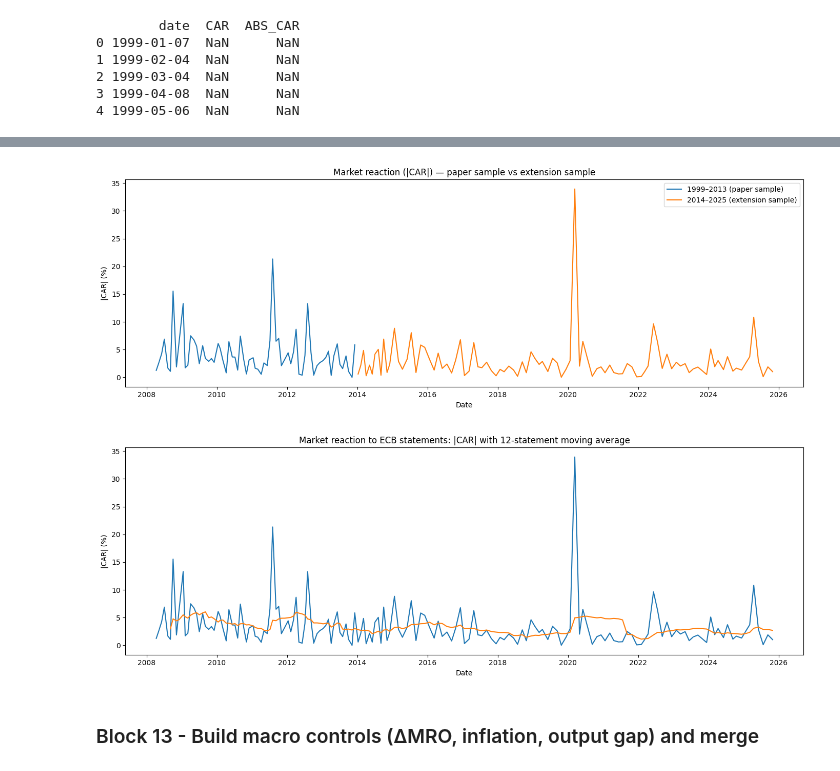
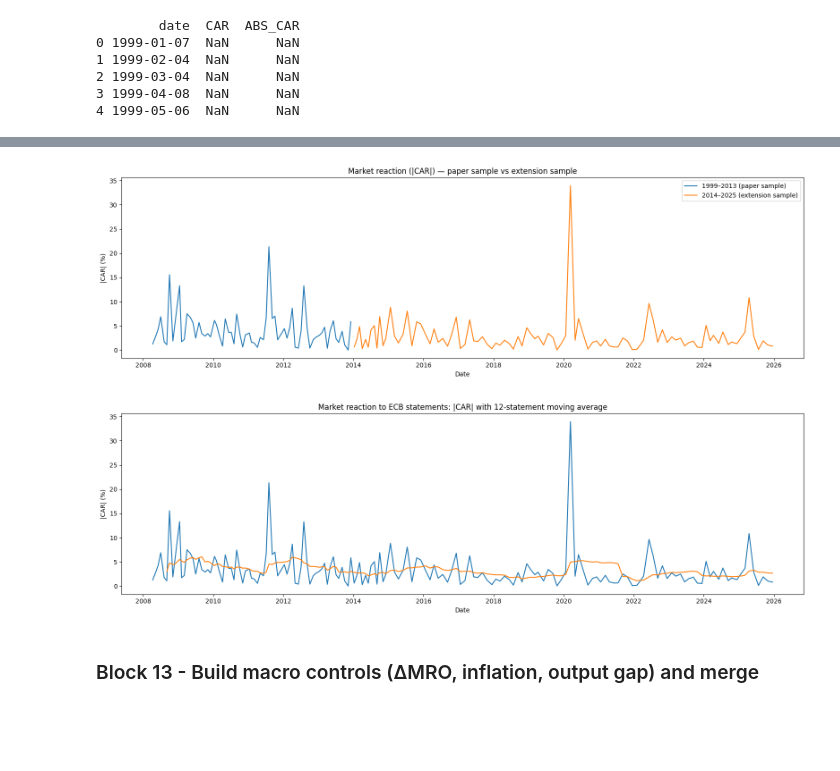
Before and after one commit to emschutt/NLP_on_ECB_Speeches, a Jupyter notebook: nlp_ecb_v0.ipynb, the cells around one changed output, grey strips where cells are left out. Cells and saved outputs as stored; diff of their text form; code cells hidden in the pictures; blank space fills up the shorter version.

```diff
--- a/nlp_ecb_v0.ipynb
+++ b/nlp_ecb_v0.ipynb
@@ -759,26 +753,28 @@ Name: CAR, dtype: float64
 max       33.948048
 Name: ABS_CAR, dtype: float64
 # %%
+df_plot = df.dropna(subset=["ABS_CAR"])
+
 cutoff = pd.Timestamp("2014-01-01")
 before = df_plot[df_plot["date"] <= cutoff]
 after  = df_plot[df_plot["date"] > cutoff]
 
-plt.figure(figsize=(14, 5))
+plt.figure(figsize=(16, 5))
 plt.plot(before["date"], before["ABS_CAR"], label="1999–2013 (paper sample)")
 plt.plot(after["date"],  after["ABS_CAR"],  label="2014–2025 (extension sample)")
 plt.title("Market reaction (|CAR|) — paper sample vs extension sample")
 plt.xlabel("Date")
 plt.ylabel("|CAR| (%)")
 plt.legend()
 plt.tight_layout()
 plt.show()
 # %% [output]
-[figure, old version]
+[figure, new version]
 # %%
 df_plot = df_plot.copy()
 df_plot["ABS_CAR_MA12"] = df_plot["ABS_CAR"].rolling(window=12, min_periods=6).mean()
 
-plt.figure(figsize=(14, 5))
+plt.figure(figsize=(16, 5))
 plt.plot(df_plot["date"], df_plot["ABS_CAR"])
 plt.plot(df_plot["date"], df_plot["ABS_CAR_MA12"])
 plt.title("Market reaction to ECB statements: |CAR| with 12-statement moving average")
@@ -787,7 +783,7 @@ plt.ylabel("|CAR| (%)")
 plt.tight_layout()
 plt.show()
 # %% [output]
-[figure, old version]
+[figure, new version]
 # %% [markdown]
 ### Block 13 - Build macro controls (ΔMRO, inflation, output gap) and merge
 # %%
```
Also changed, not shown: parts of 19 cells of this notebook.
